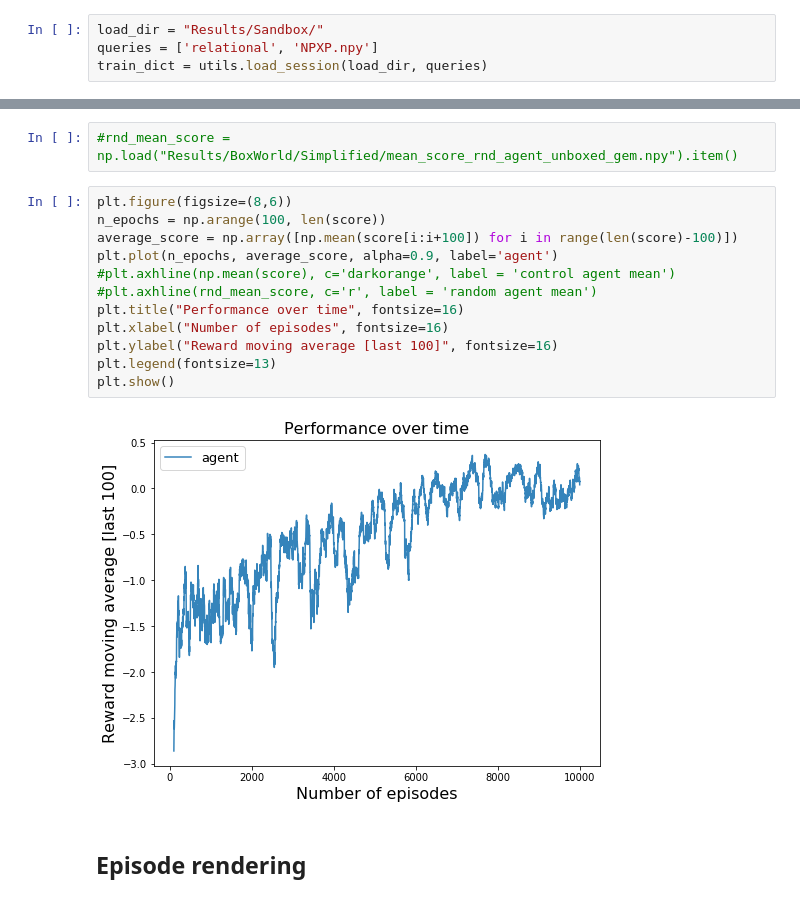
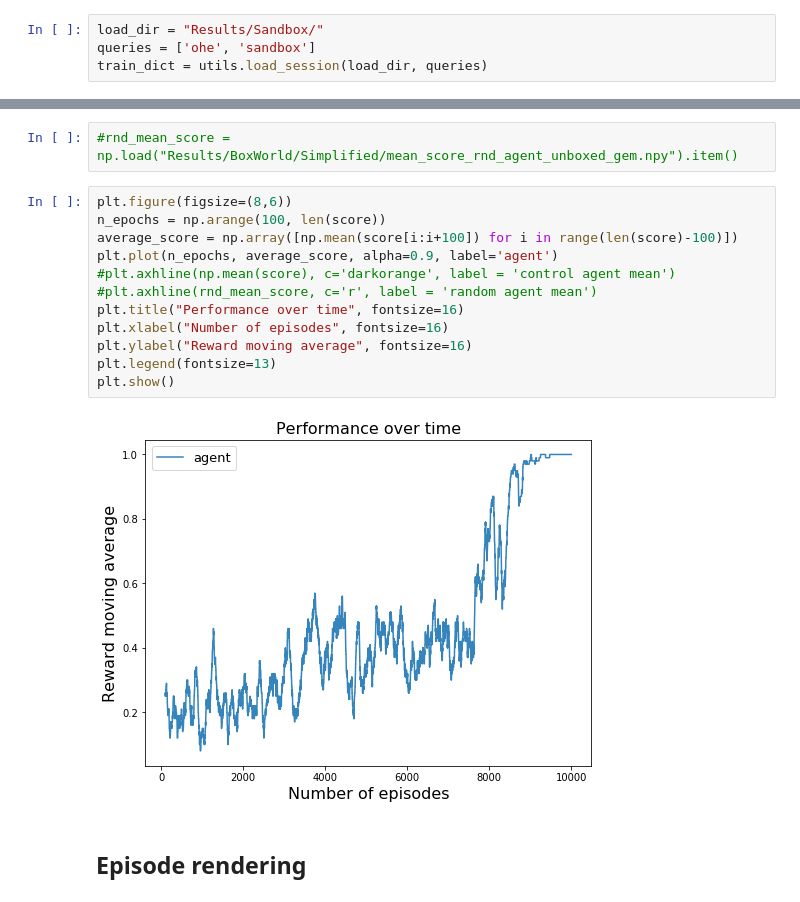
Before and after one commit to nicoladainese96/RelationalDeepRL, a Jupyter notebook: LoadAndPlotResults.ipynb, the cells around one changed output, grey strips where cells are left out. Saved outputs shown, nothing was run; the diff lists cells and outputs as text.

Commit message:
Solved sandbox for one-hot-encoded state representation

```diff
--- a/LoadAndPlotResults.ipynb
+++ b/LoadAndPlotResults.ipynb
@@ -16,7 +16,7 @@ from importlib import reload
 **Results for unboxed gem**
 # %%
 load_dir = "Results/Sandbox/"
-queries = ['relational', 'NPXP.npy']
+queries = ['ohe', 'sandbox']
 train_dict = utils.load_session(load_dir, queries)
 # %% [output]
 Number of matching filenames: 1
@@ -32,17 +32,17 @@ ID = keywords[-1]
 # %%
 plt.figure(figsize=(8,6))
 n_epochs = np.arange(100, len(score))
 average_score = np.array([np.mean(score[i:i+100]) for i in range(len(score)-100)])
 plt.plot(n_epochs, average_score, alpha=0.9, label='agent')
 #plt.axhline(np.mean(score), c='darkorange', label = 'control agent mean')
 #plt.axhline(rnd_mean_score, c='r', label = 'random agent mean')
 plt.title("Performance over time", fontsize=16)
 plt.xlabel("Number of episodes", fontsize=16)
-plt.ylabel("Reward moving average [last 100]", fontsize=16)
+plt.ylabel("Reward moving average", fontsize=16)
 plt.legend(fontsize=13)
 plt.show()
 # %% [output]
-[figure, old version]
+[figure, new version]
 # %% [markdown]
 ## Episode rendering
 # %%
```
Also changed, not shown: parts of 6 cells of this notebook, 7 other files.
